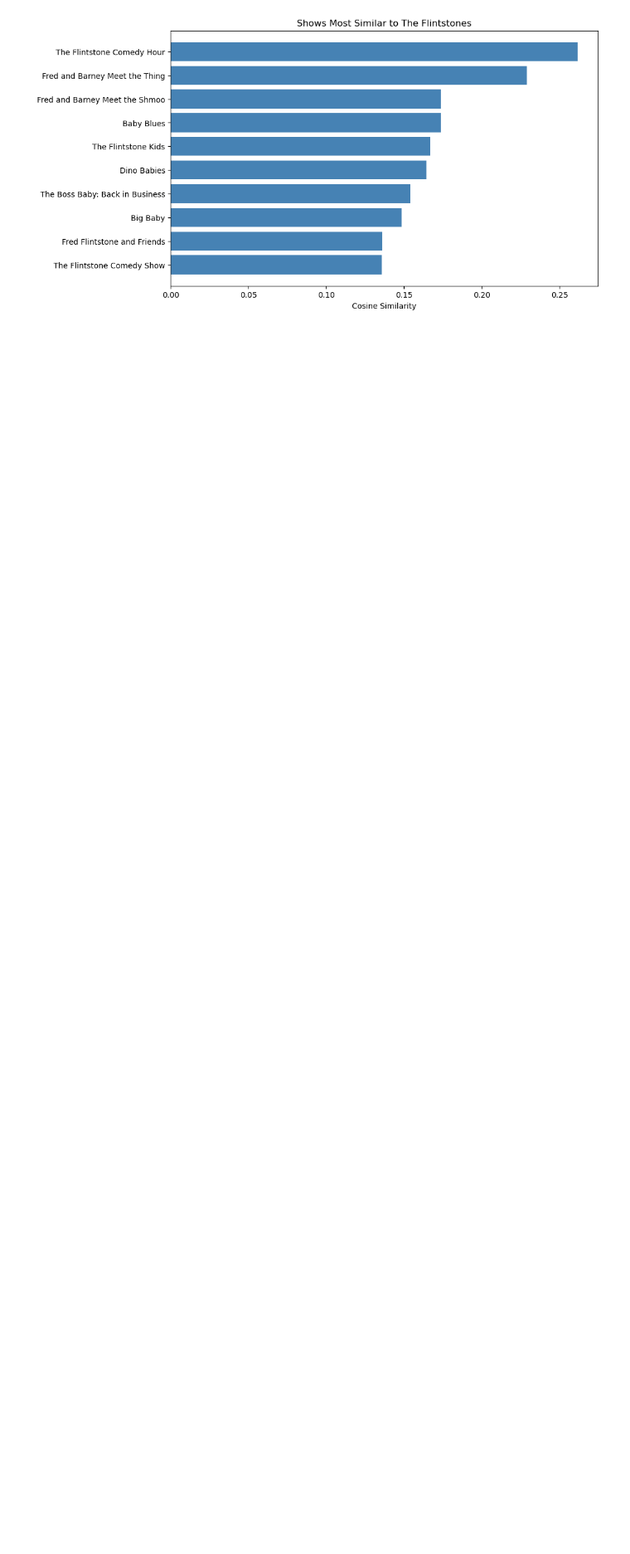
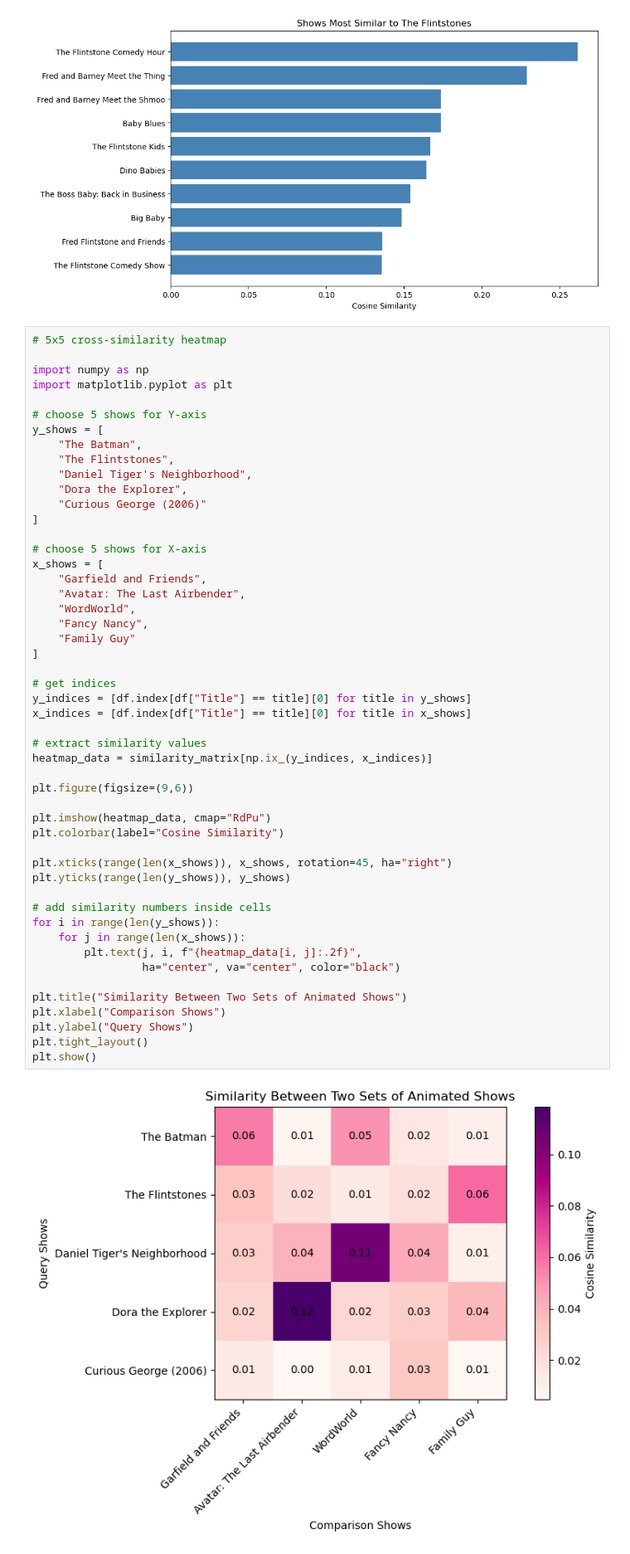
Before and after one commit to kousalyaa13/Module-3-Assignment, a Jupyter notebook: similarity analysis.ipynb, the cells around one changed output. Shown at 83% size. Drawn from its saved outputs; the diff is of its cells as text; blank space fills up the shorter version.

```diff
--- a/similarity analysis.ipynb
+++ b/similarity analysis.ipynb
@@ -221,3 +212,55 @@ plt.gca().invert_yaxis()
 plt.show()
 # %% [output]
 [figure]
+# %%
+# 5x5 cross-similarity heatmap
+
+import numpy as np
+import matplotlib.pyplot as plt
+
+# choose 5 shows for Y-axis
+y_shows = [
+    "The Batman",
+    "The Flintstones",
+    "Daniel Tiger's Neighborhood",
+    "Dora the Explorer",
+    "Curious George (2006)"
+]
+
+# choose 5 shows for X-axis
+x_shows = [
+    "Garfield and Friends",
+    "Avatar: The Last Airbender",
+    "WordWorld",
+    "Fancy Nancy",
+    "Family Guy"
+]
+
+# get indices
+y_indices = [df.index[df["Title"] == title][0] for title in y_shows]
+x_indices = [df.index[df["Title"] == title][0] for title in x_shows]
+
+# extract similarity values
+heatmap_data = similarity_matrix[np.ix_(y_indices, x_indices)]
+
+plt.figure(figsize=(9,6))
+
+plt.imshow(heatmap_data, cmap="RdPu")
+plt.colorbar(label="Cosine Similarity")
+
+plt.xticks(range(len(x_shows)), x_shows, rotation=45, ha="right")
+plt.yticks(range(len(y_shows)), y_shows)
+
+# add similarity numbers inside cells
+for i in range(len(y_shows)):
+    for j in range(len(x_shows)):
+        plt.text(j, i, f"{heatmap_data[i, j]:.2f}",
+                 ha="center", va="center", color="black")
+
+plt.title("Similarity Between Two Sets of Animated Shows")
+plt.xlabel("Comparison Shows")
+plt.ylabel("Query Shows")
+plt.tight_layout()
+plt.show()
+# %% [output]
+[figure, added]
```
Also changed, not shown: parts of 4 cells of this notebook, 2 other files.
